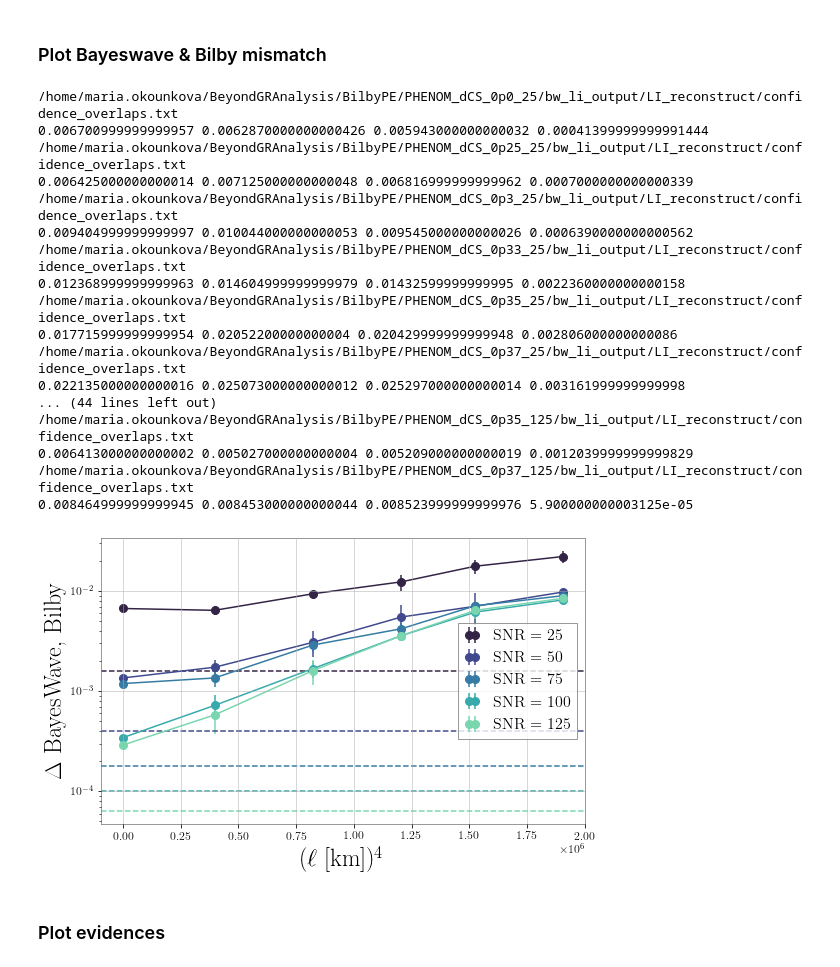
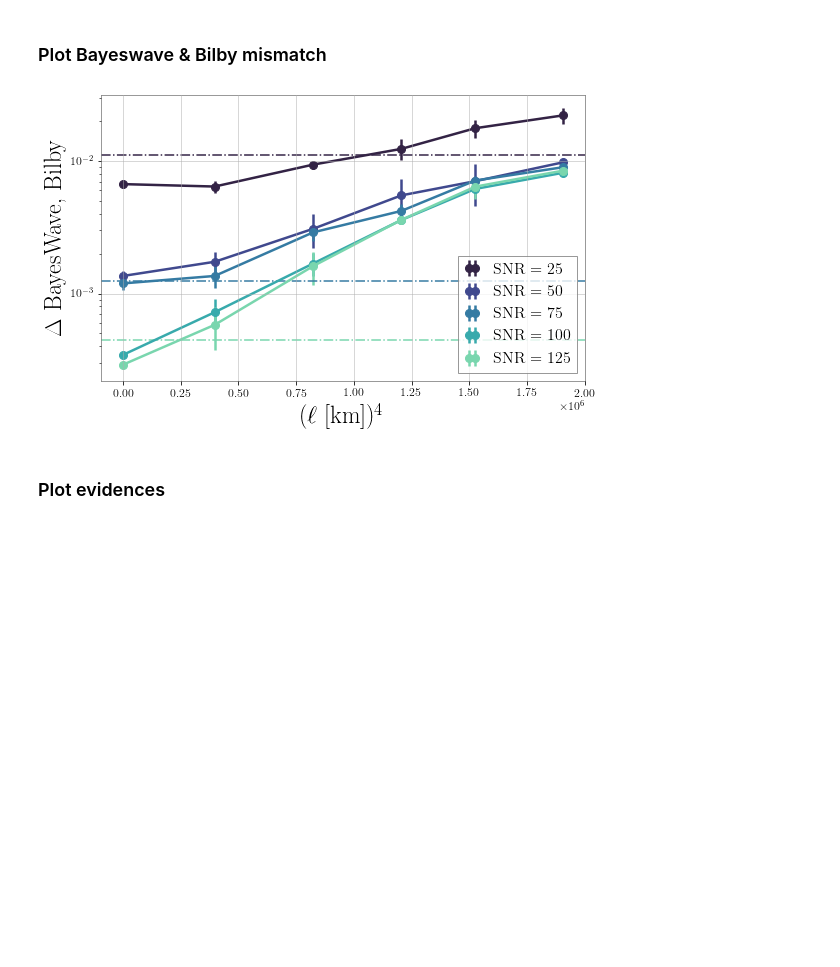
Before and after one commit to mariaokounkova/BeyondGRAnalysis, a Jupyter notebook: BilbyAnalysis.ipynb, the cells around one changed output. Drawn from its saved outputs; the diff is of its cells as text; code cells hidden in the pictures; blank space fills up the shorter version.

```diff
--- a/BilbyAnalysis.ipynb
+++ b/BilbyAnalysis.ipynb
@@ -856,7 +881,6 @@ def GetBWLIMismatchIntervals(base_dir):
 
     ## Check for file with computed multi-detector BW - Bilby confidence interval overlap
     name = base_dir + "/bw_li_output/LI_reconstruct/confidence_overlaps.txt"
-    print(name)
     if not os.path.isfile(name):
 
         print("Generating confidence_overlaps.dat file")
@@ -921,55 +945,38 @@ def PlotBWLIMismatch():
         mismatches_hi = []
         errors = []
 
         for ell in ells:
 
             p = base_dir + "dCS_" + ell + "_" + snr
             #mismatch = GetBWLIMismatch(p)
             overlap_map, overlap_lo, overlap_hi = GetBWLIMismatchIntervals(p)
             mismatch = 1 - overlap_map
             mismatch_lo = 1 - overlap_lo
             mismatch_hi = 1 - overlap_hi
 
             mismatches.append(mismatch)
             mismatches_lo.append(mismatch_lo)
             mismatches_hi.append(mismatch_hi)
             error = abs(mismatch - max(mismatch_lo, mismatch_hi))
-            print(mismatch, mismatch_lo, mismatch_hi, error)
             errors.append(error)
 
-        plt.axhline(1/int(snr)**2, color = color, ls = '--')
-        #plt.plot(ells_km, mismatches, '-o', lw = 2.0, markersize=8, color = color, label = 'SNR = ' + snr)
-        plt.errorbar(ells_km, mismatches, yerr=errors, marker = 'o', markersize=8, color = color, label = 'SNR = ' + snr)
+        if snr in ['25', '75', '125']:
+            plt.axhline(7/int(snr)**2, color = color, ls = '-.', lw = 1.5)
+            #plt.plot(ells_km, mismatches, '-o', lw = 2.0, markersize=8, color = color, label = 'SNR = ' + snr)
+        plt.errorbar(ells_km, mismatches, yerr=errors, marker = 'o', lw = 2.5, markersize=8, color = color, label = 'SNR = ' + snr)
 
     plt.xlabel(r'($\ell$ [km])${}^4$')
     plt.ylabel('$\Delta$ BayesWave, Bilby')
     plt.yscale('log')
     #plt.grid()
     plt.legend(fontsize=16)
     plt.tight_layout()
     plt.savefig('BWLIMismatch.pdf')
     plt.show()
 
 PlotBWLIMismatch()
 # %% [output]
-/home/maria.okounkova/BeyondGRAnalysis/BilbyPE/PHENOM_dCS_0p0_25/bw_li_output/LI_reconstruct/confidence_overlaps.txt
-0.006700999999999957 0.0062870000000000426 0.005943000000000032 0.00041399999999991444
-/home/maria.okounkova/BeyondGRAnalysis/BilbyPE/PHENOM_dCS_0p25_25/bw_li_output/LI_reconstruct/confidence_overlaps.txt
-0.006425000000000014 0.007125000000000048 0.006816999999999962 0.0007000000000000339
-/home/maria.okounkova/BeyondGRAnalysis/BilbyPE/PHENOM_dCS_0p3_25/bw_li_output/LI_reconstruct/confidence_overlaps.txt
-0.009404999999999997 0.010044000000000053 0.009545000000000026 0.0006390000000000562
-/home/maria.okounkova/BeyondGRAnalysis/BilbyPE/PHENOM_dCS_0p33_25/bw_li_output/LI_reconstruct/confidence_overlaps.txt
-0.012368999999999963 0.014604999999999979 0.01432599999999995 0.0022360000000000158
-/home/maria.okounkova/BeyondGRAnalysis/BilbyPE/PHENOM_dCS_0p35_25/bw_li_output/LI_reconstruct/confidence_overlaps.txt
-0.017715999999999954 0.02052200000000004 0.020429999999999948 0.002806000000000086
-/home/maria.okounkova/BeyondGRAnalysis/BilbyPE/PHENOM_dCS_0p37_25/bw_li_output/LI_reconstruct/confidence_overlaps.txt
-0.022135000000000016 0.025073000000000012 0.025297000000000014 0.003161999999999998
-... (44 lines left out)
-/home/maria.okounkova/BeyondGRAnalysis/BilbyPE/PHENOM_dCS_0p35_125/bw_li_output/LI_reconstruct/confidence_overlaps.txt
-0.006413000000000002 0.005027000000000004 0.005209000000000019 0.0012039999999999829
-/home/maria.okounkova/BeyondGRAnalysis/BilbyPE/PHENOM_dCS_0p37_125/bw_li_output/LI_reconstruct/confidence_overlaps.txt
-0.008464999999999945 0.008453000000000044 0.008523999999999976 5.900000000003125e-05
-[figure, old version]
+[figure, new version]
 # %% [markdown]
 ### Plot evidences
 # %%
```
Also changed, not shown: parts of 3 cells of this notebook.
